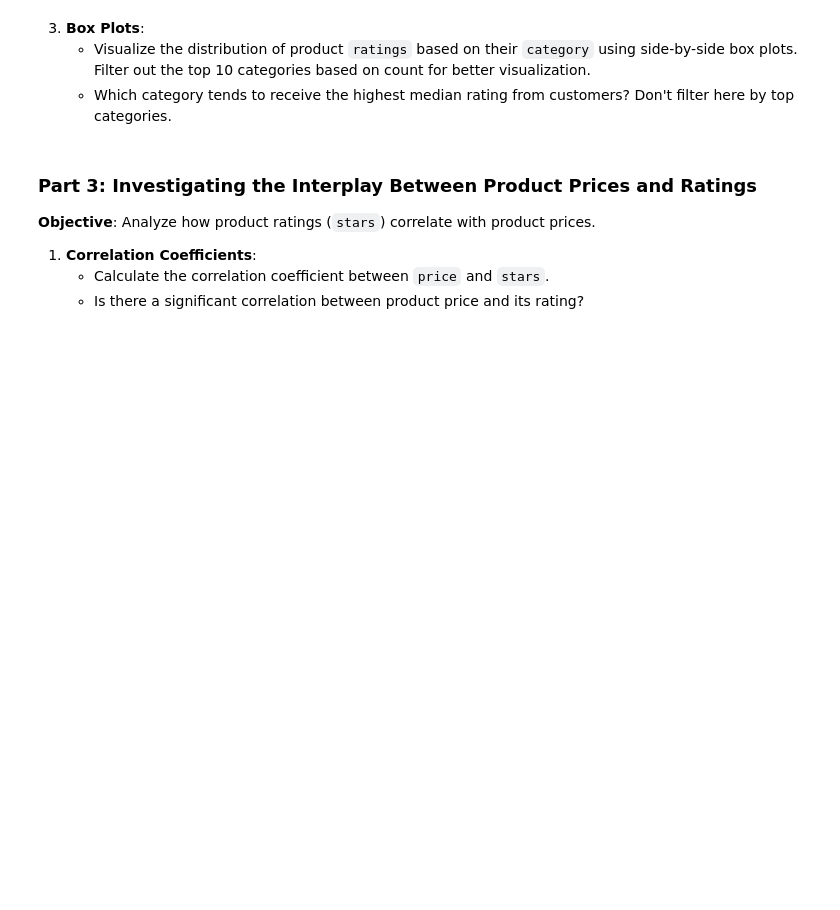
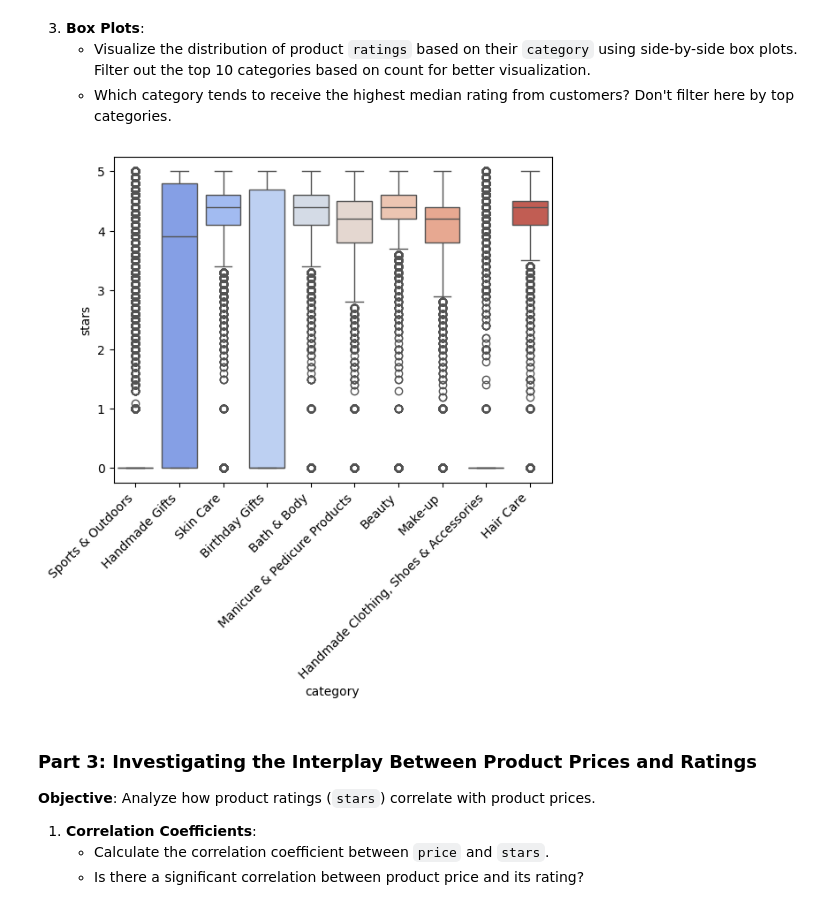
Before and after one commit to estebanba/lab-eda-bivariate, a Jupyter notebook: lab-eda-bivariate.ipynb, the cells around one changed output. Cells and saved outputs as stored; diff of their text form; code cells hidden in the pictures; blank space fills up the shorter version.

```diff
--- a/lab-eda-bivariate.ipynb
+++ b/lab-eda-bivariate.ipynb
@@ -210,6 +213,14 @@ plt.show()
 3. **Box Plots**:
     - Visualize the distribution of product `ratings` based on their `category` using side-by-side box plots. Filter out the top 10 categories based on count for better visualization.
     - Which category tends to receive the highest median rating from customers? Don't filter here by top categories.
+# %%
+df_filtered
+
+sns.boxplot(data=df_filtered, x='category', y='stars', palette="coolwarm", hue='category', legend=False)
+plt.xticks(rotation=45, ha='right')
+plt.show()
+# %% [output]
+[figure, added]
 # %% [markdown]
 ### Part 3: Investigating the Interplay Between Product Prices and Ratings
 
```
Also changed, not shown: parts of 9 cells of this notebook.
